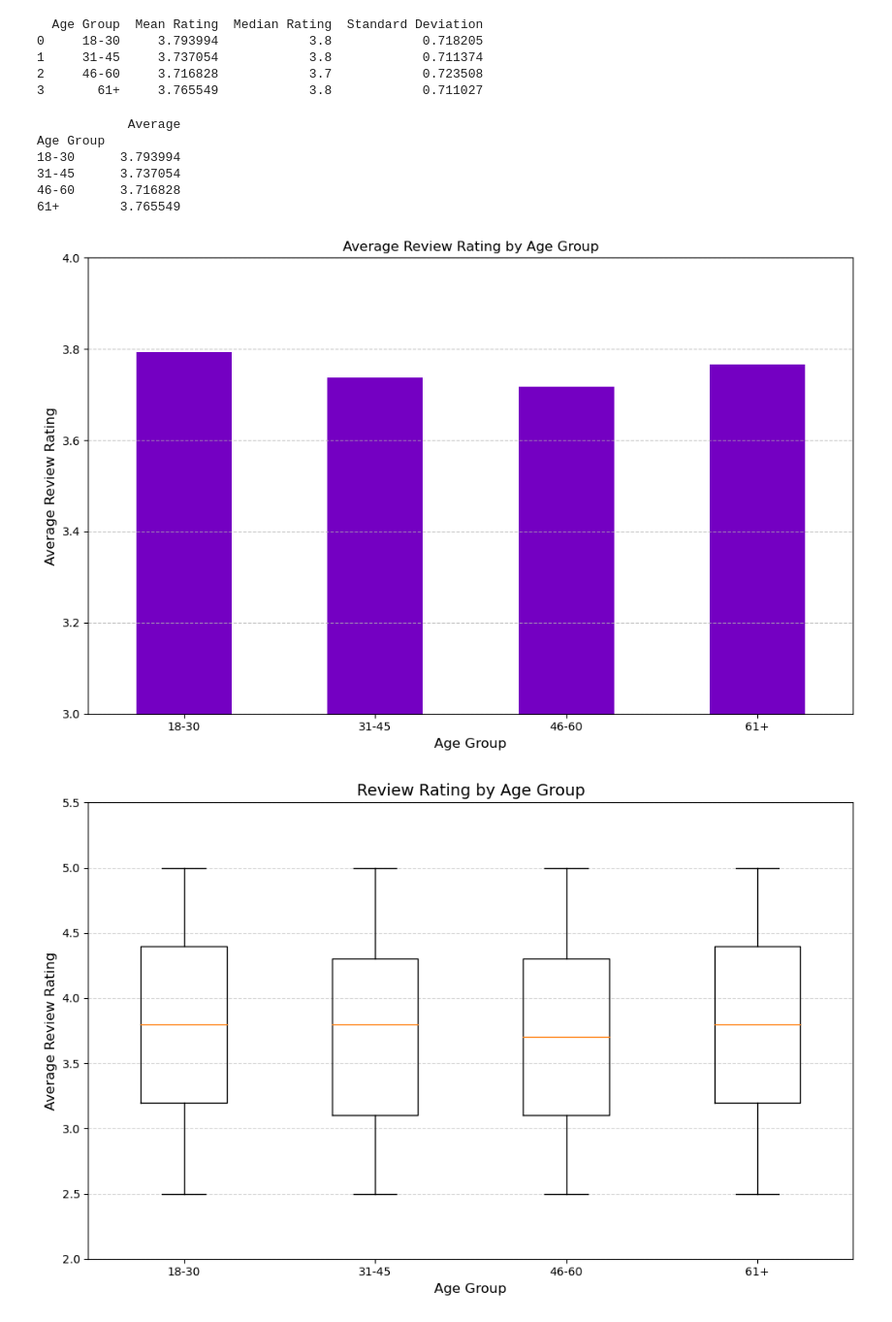
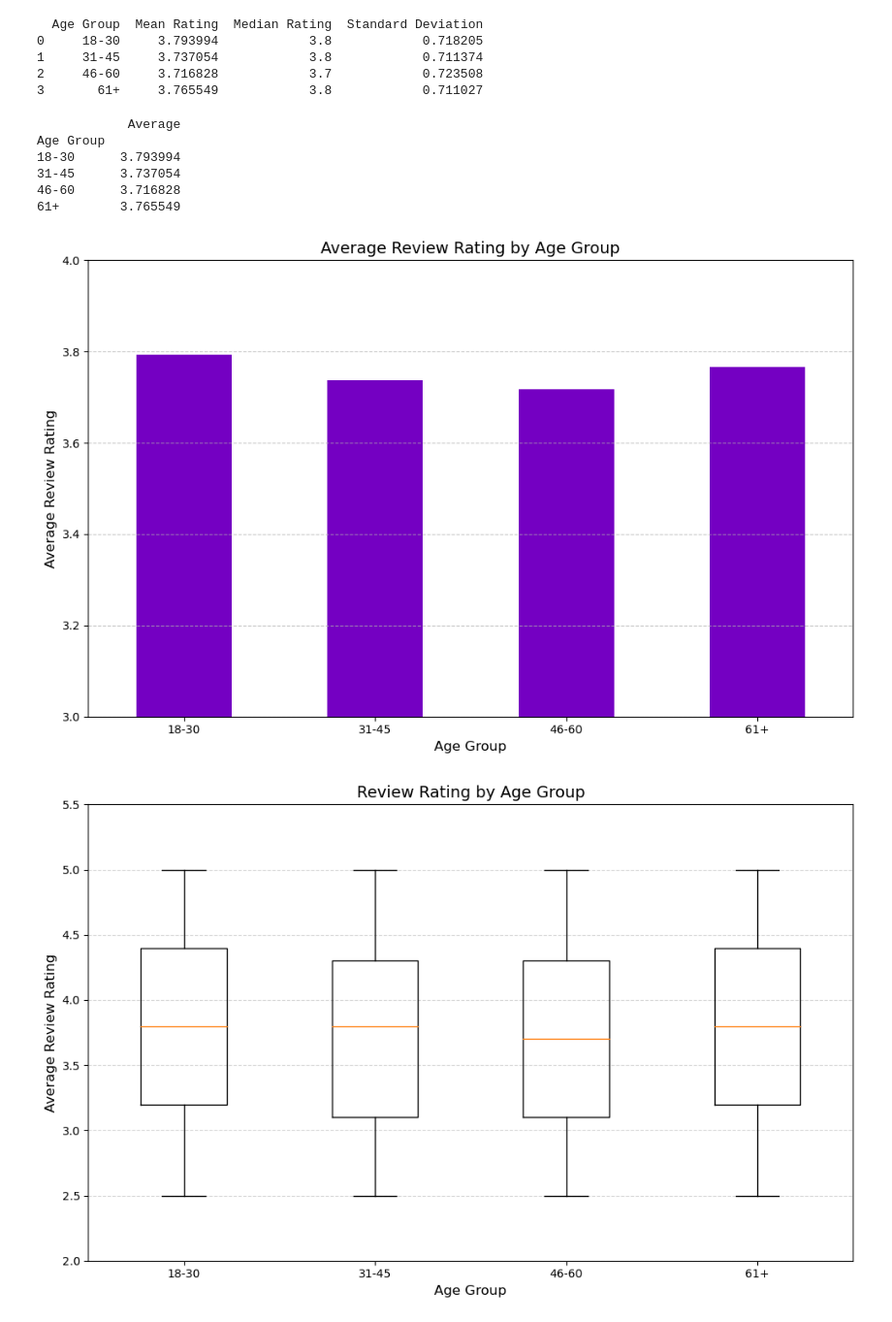
Before and after one commit to dsyrjanen/Project-1, a Jupyter notebook: shopping_trends.ipynb, the cells around one changed output. Shown: that part at 97% size. Saved outputs shown, nothing was run; the diff lists cells and outputs as text; code cells hidden in the pictures.

```diff
--- a/shopping_trends.ipynb
+++ b/shopping_trends.ipynb
@@ -209,26 +209,26 @@ print(age_vs_rating_summary)
 # %%
 #Compare Age and Review Rating
 age_vs_rating = shopping_trends_data.groupby('Age Group')['Review Rating'].mean().reset_index(name='Average')
 age_vs_rating.set_index('Age Group', inplace=True)
 print(age_vs_rating)
 
 #Create Bar Chart
 age_vs_rating.plot(kind='bar',color='#7400c2', legend=False, figsize=(12,7.2))
 plt.xlabel('Age Group', fontsize=12)
 plt.ylabel('Average Review Rating', fontsize=12)
-plt.title('Average Review Rating by Age Group')
+plt.title('Average Review Rating by Age Group', fontsize=14)
 plt.xticks(rotation=0)
 plt.grid(True, axis='y', linestyle='--', alpha=0.7)
 plt.ylim(3, 4)
 plt.show()
 # %% [output]
             Average
 Age Group
 18-30      3.793994
 31-45      3.737054
 46-60      3.716828
 61+        3.765549
-[figure, old version]
+[figure, new version]
 # %%
 #Create Box and Whisker Plot for Age Range and Rating
 age_and_rating = shopping_trends_data[['Age Group', 'Review Rating']].copy()
```
Also changed, not shown: parts of 2 cells of this notebook.
